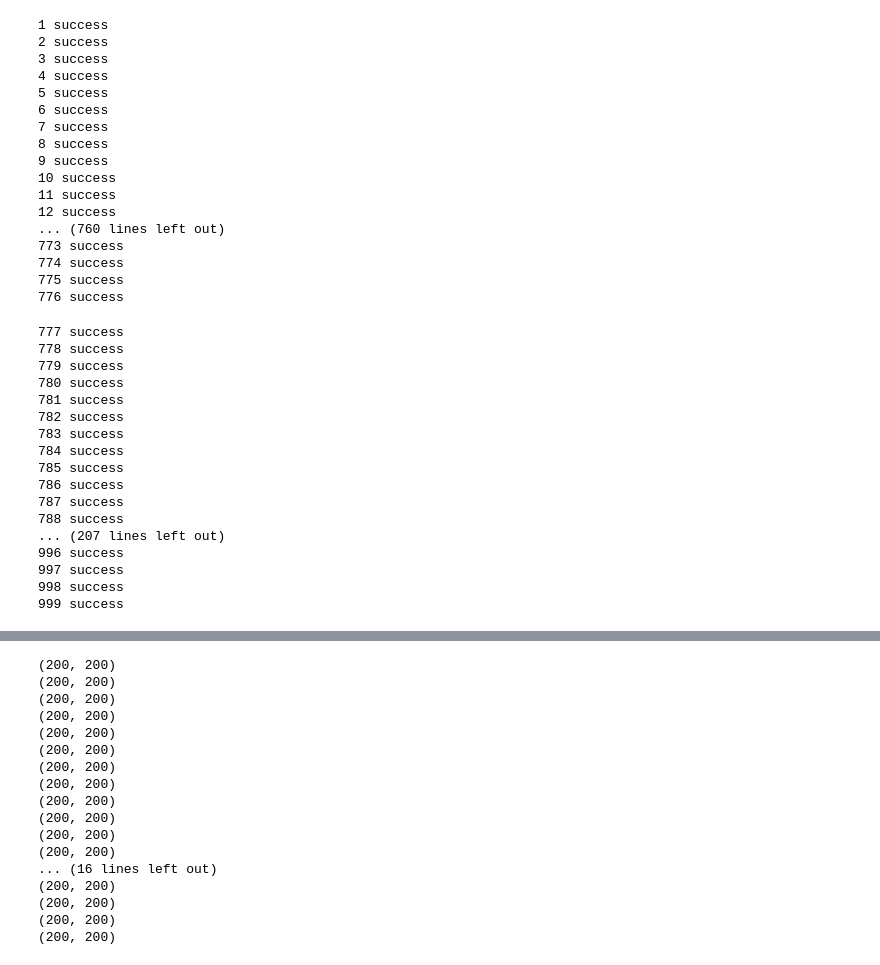
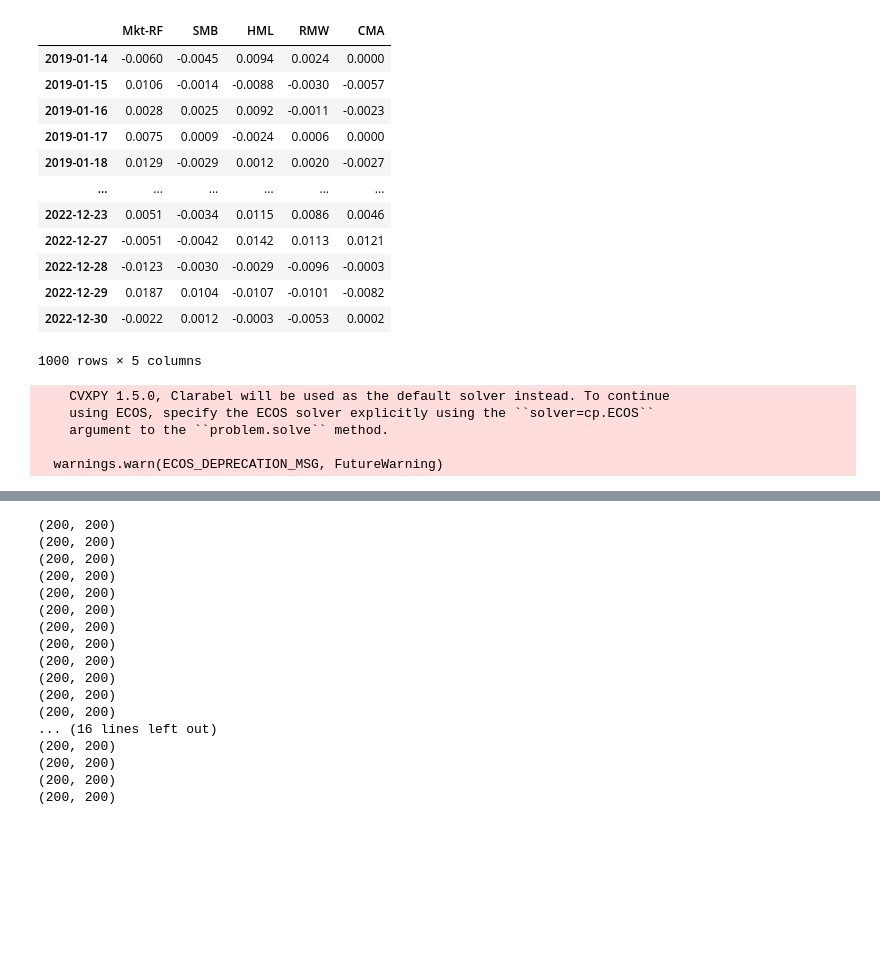
Before and after one commit to cvxgrp/cov_pred_finance, a Jupyter notebook: experiments/extensions/playground.ipynb, the cells around one changed output, grey strips where cells are left out. Drawn from its saved outputs; the diff is of its cells as text; code cells hidden in the pictures; blank space fills up the shorter version.

```diff
--- a/experiments/extensions/playground.ipynb
+++ b/experiments/extensions/playground.ipynb
@@ -47,3 +65,32 @@ covs[-100][1]
+# %%
+returns
+# %% [output]
+|  | Mkt-RF | SMB | HML | RMW | CMA |
+| 2019-01-14 | -0.0060 | -0.0045 | 0.0094 | 0.0024 | 0.0000 |
+| 2019-01-15 | 0.0106 | -0.0014 | -0.0088 | -0.0030 | -0.0057 |
+| 2019-01-16 | 0.0028 | 0.0025 | 0.0092 | -0.0011 | -0.0023 |
+| 2019-01-17 | 0.0075 | 0.0009 | -0.0024 | 0.0006 | 0.0000 |
+| 2019-01-18 | 0.0129 | -0.0029 | 0.0012 | 0.0020 | -0.0027 |
+| ... | ... | ... | ... | ... | ... |
+| 2022-12-23 | 0.0051 | -0.0034 | 0.0115 | 0.0086 | 0.0046 |
+| 2022-12-27 | -0.0051 | -0.0042 | 0.0142 | 0.0113 | 0.0121 |
+| 2022-12-28 | -0.0123 | -0.0030 | -0.0029 | -0.0096 | -0.0003 |
+| 2022-12-29 | 0.0187 | 0.0104 | -0.0107 | -0.0101 | -0.0082 |
+| 2022-12-30 | -0.0022 | 0.0012 | -0.0003 | -0.0053 | 0.0002 |
+1000 rows × 5 columns
+# %%
+# Solve combination problem and loop through combination results to get predictors
+covariance_predictors = {}
+for predictor in combinator.solve(window=10):  # lookback window for optimization
+    # From predictor we can access predictor.time, predictor.mean (=0 here),
+    # predictor.covariance, and predictor.weights
+    covariance_predictors[predictor.time] = predictor.covariance
+# %% [output]
+    CVXPY 1.5.0, Clarabel will be used as the default solver instead. To continue
+    using ECOS, specify the ECOS solver explicitly using the ``solver=cp.ECOS``
+    argument to the ``problem.solve`` method.
+
+  warnings.warn(ECOS_DEPRECATION_MSG, FutureWarning)
 # %%
 np.random.seed(1)
 
@@ -56,39 +103,4 @@ returns.iloc[:500, 0] = np.nan
 # min_periods_vola=63, min_periods_cov=200, mean=False)
 covariances = _ewma_cov(returns, 250, min_periods=0)
 
-covs = [res for res in covariances]
+# covs = [res for res in covariances]
-# %% [output]
-1 success
-2 success
-3 success
-4 success
-5 success
-6 success
-7 success
-8 success
-9 success
-10 success
-11 success
-12 success
-... (760 lines left out)
-773 success
-774 success
-775 success
-776 success
-777 success
-778 success
-779 success
-780 success
-781 success
-782 success
-783 success
-784 success
-785 success
-786 success
-787 success
-788 success
-... (207 lines left out)
-996 success
-997 success
-998 success
-999 success
```
Also changed, not shown: parts of 9 cells of this notebook, 1 other file.
